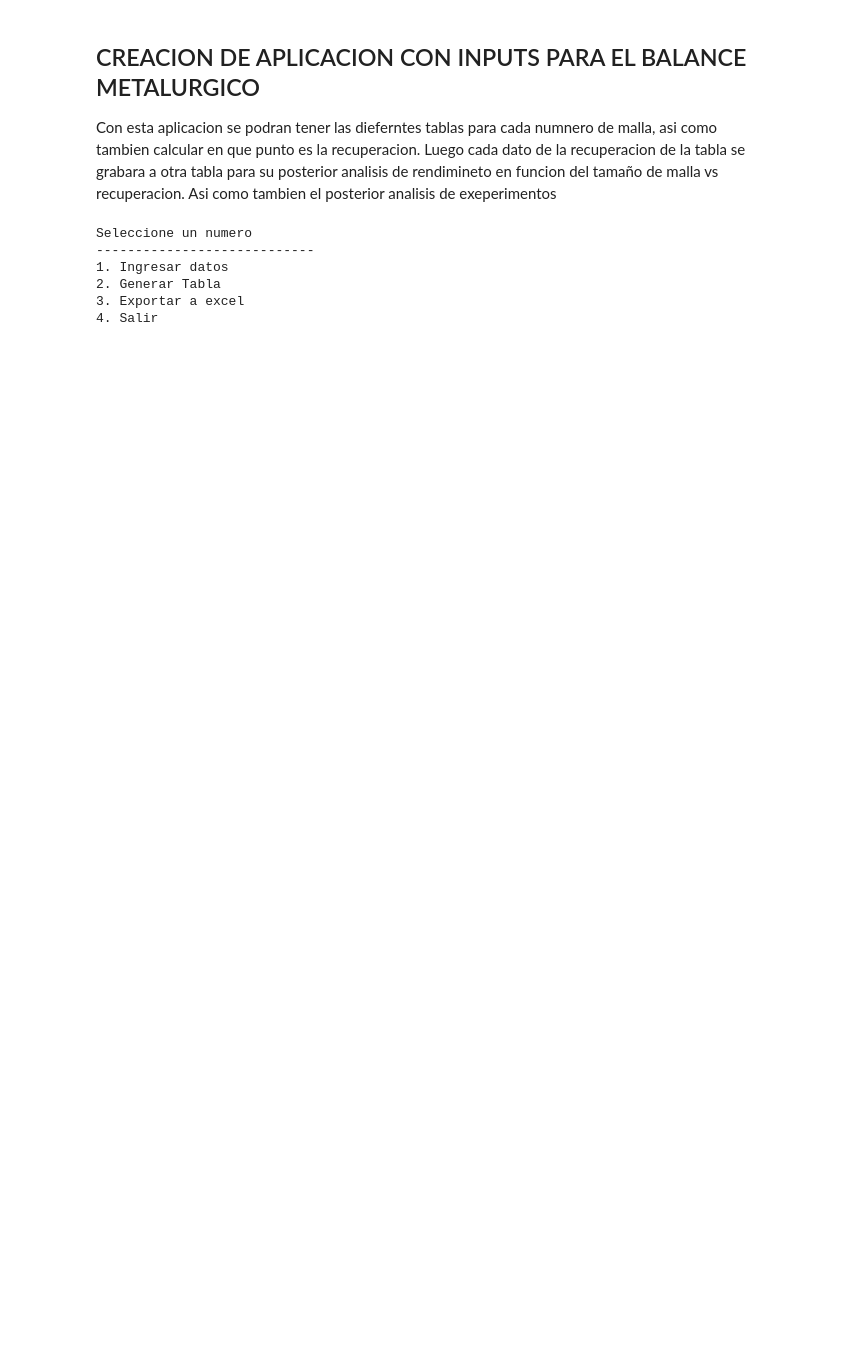
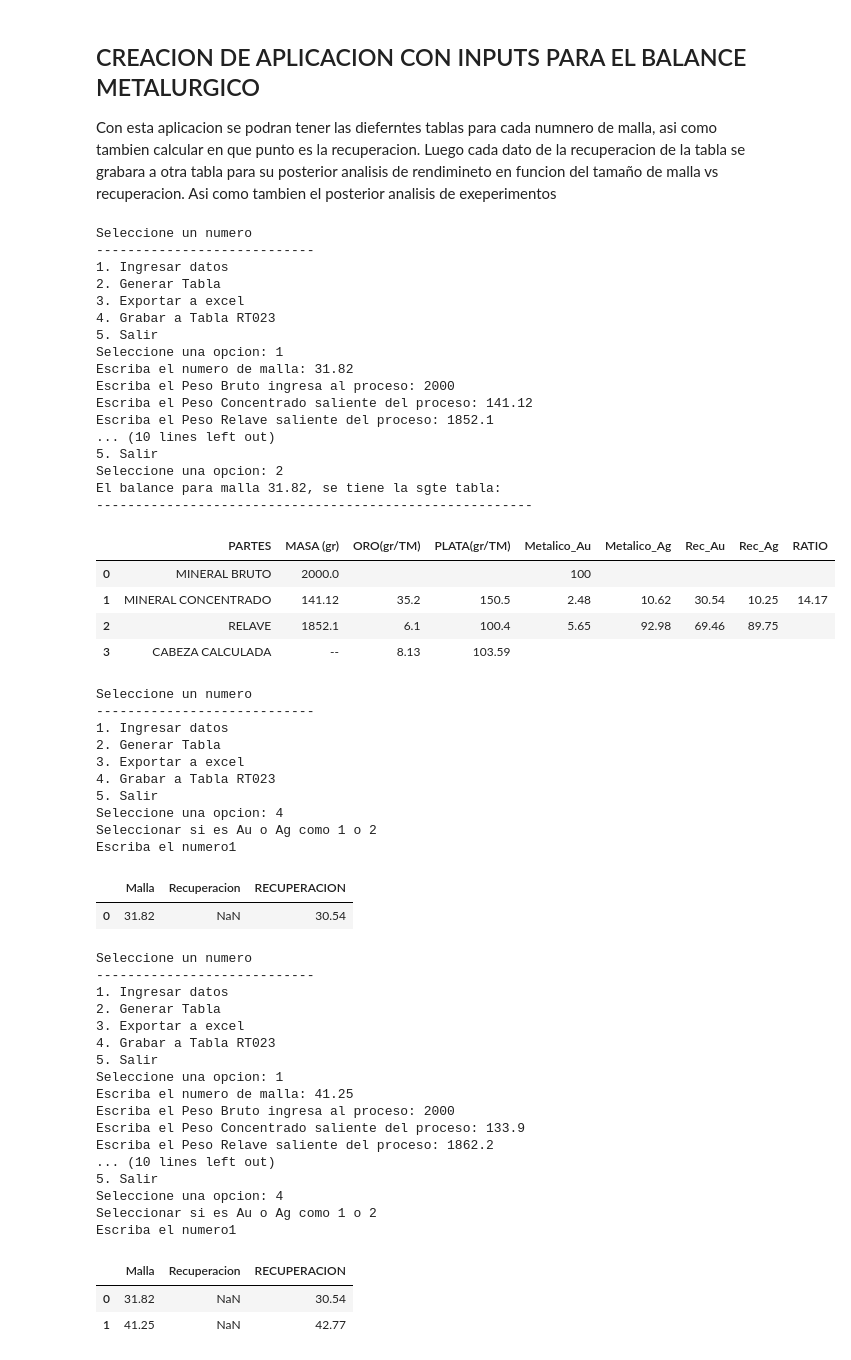
Before and after one commit to metalurgista-4618/Balance_ejemplo, a Jupyter notebook: AplicacionBalance.ipynb, the cells around one changed output. Drawn from its saved outputs; the diff is of its cells as text; code cells hidden in the pictures; blank space fills up the shorter version.

```diff
--- a/AplicacionBalance.ipynb
+++ b/AplicacionBalance.ipynb
@@ -85,6 +85,18 @@ def generar_balance():
   print(f'El balance para malla {malla}, se tiene la sgte tabla: ')
   print('--------------------------------------------------------')
   return dt_balance
+# %%
+columnas = ['Malla','Recuperacion']
+dt_registro_RT023 = pd.DataFrame(columns=columnas)
+
+def grabar_tabla_au():
+  global dt_registro_RT023
+  fila = pd.DataFrame([{
+      'Malla':malla,
+      'RECUPERACION':rec_au_c
+  }])
+
+  dt_registro_RT023 = pd.concat([dt_registro_RT023, fila], ignore_index=True)
 # %%
 #Exportar a EXcel o csv
 def exportar_excel(nombredearchivo,dt_var):
@@ -93,7 +105,7 @@ def exportar_excel(nombredearchivo,dt_var):
 # %%
 # Initialize a variable to store the DataFrame generated by generar_balance
 current_dt_balance = None
-
+current_table = {}
 while True:
   print('Seleccione un numero')
   print('----------------------------')
@@ -106,31 +118,85 @@ while True:
   seleccion = int(input('Seleccione una opcion: '))
   if isinstance(seleccion, int):
 
     if seleccion == 1:
       datos_balance()
       # Reset the current balance if new data is entered, as the previous balance is no longer valid
       current_dt_balance = None
     if seleccion == 2:
       # Store the DataFrame returned by generar_balance
       current_dt_balance = generar_balance()
       # Display the stored DataFrame
       display(current_dt_balance)
     if seleccion == 3:
       # Check if a DataFrame has been generated
       if current_dt_balance is not None:
         Nombre = input('Especificar el nombre del archivo: ')
         exportar_excel(Nombre, current_dt_balance)
       else:
         print('Error: La tabla de balance no ha sido generada. Por favor, selecciona la opción 2 primero.')
     if seleccion == 4:
+        print('Seleccionar si es Au o Ag como 1 o 2')
+        digito = input('Escriba el numero')
+        if digito == '1':
+          current_table=grabar_tabla_au()
+          display(dt_registro_RT023)
+    if seleccion == 5:
       break
   else:
     print('Entrada inválida. Por favor, ingresa un número.')
     break
 # %% [output]
 Seleccione un numero
 ----------------------------
 1. Ingresar datos
 2. Generar Tabla
 3. Exportar a excel
-4. Salir
+4. Grabar a Tabla RT023
+5. Salir
+Seleccione una opcion: 1
+Escriba el numero de malla: 31.82
+Escriba el Peso Bruto ingresa al proceso: 2000
+Escriba el Peso Concentrado saliente del proceso: 141.12
+Escriba el Peso Relave saliente del proceso: 1852.1
+... (10 lines left out)
+5. Salir
+Seleccione una opcion: 2
+El balance para malla 31.82, se tiene la sgte tabla:
+--------------------------------------------------------
+|  | PARTES | MASA (gr) | ORO(gr/TM) | PLATA(gr/TM) | Metalico_Au | Metalico_Ag | Rec_Au | Rec_Ag | RATIO |
+| 0 | MINERAL BRUTO | 2000.0 |  |  | 100 |  |  |  |  |
+| 1 | MINERAL CONCENTRADO | 141.12 | 35.2 | 150.5 | 2.48 | 10.62 | 30.54 | 10.25 | 14.17 |
+| 2 | RELAVE | 1852.1 | 6.1 | 100.4 | 5.65 | 92.98 | 69.46 | 89.75 |  |
+| 3 | CABEZA CALCULADA | -- | 8.13 | 103.59 |  |  |  |  |  |
+Seleccione un numero
+----------------------------
+1. Ingresar datos
+2. Generar Tabla
+3. Exportar a excel
+4. Grabar a Tabla RT023
+5. Salir
+Seleccione una opcion: 4
+Seleccionar si es Au o Ag como 1 o 2
+Escriba el numero1
+|  | Malla | Recuperacion | RECUPERACION |
+| 0 | 31.82 | NaN | 30.54 |
+Seleccione un numero
+----------------------------
+1. Ingresar datos
+2. Generar Tabla
+3. Exportar a excel
+4. Grabar a Tabla RT023
+5. Salir
+Seleccione una opcion: 1
+Escriba el numero de malla: 41.25
+Escriba el Peso Bruto ingresa al proceso: 2000
+Escriba el Peso Concentrado saliente del proceso: 133.9
+Escriba el Peso Relave saliente del proceso: 1862.2
+... (10 lines left out)
+5. Salir
+Seleccione una opcion: 4
+Seleccionar si es Au o Ag como 1 o 2
+Escriba el numero1
+|  | Malla | Recuperacion | RECUPERACION |
+| 0 | 31.82 | NaN | 30.54 |
+| 1 | 41.25 | NaN | 42.77 |
```
Also changed, not shown: parts of 2 cells of this notebook.
